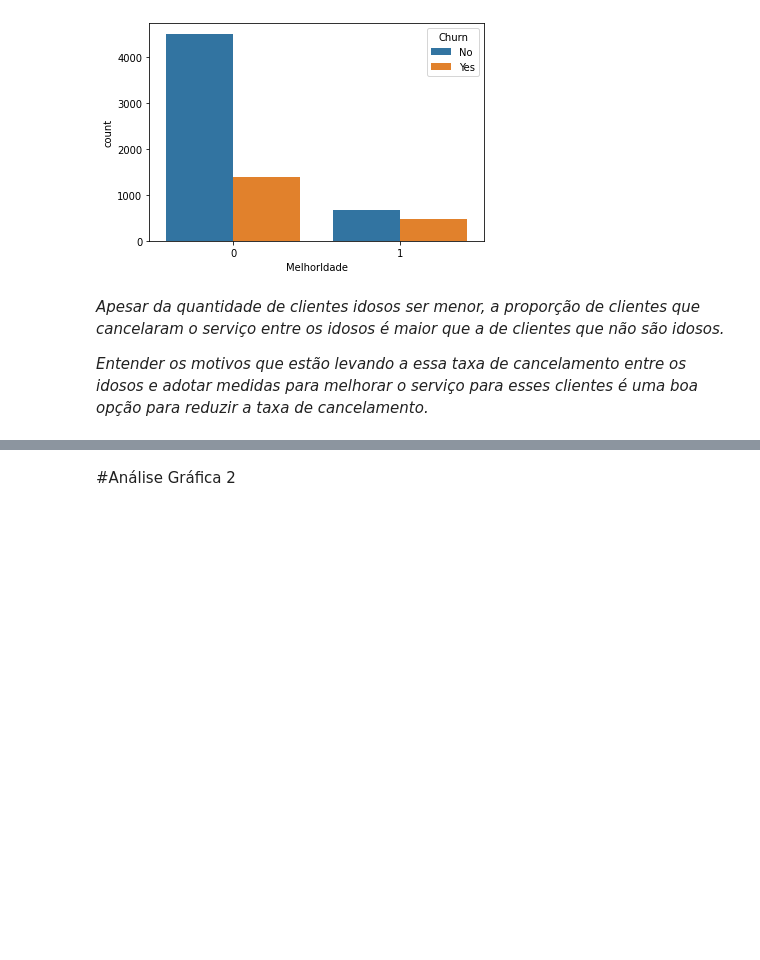
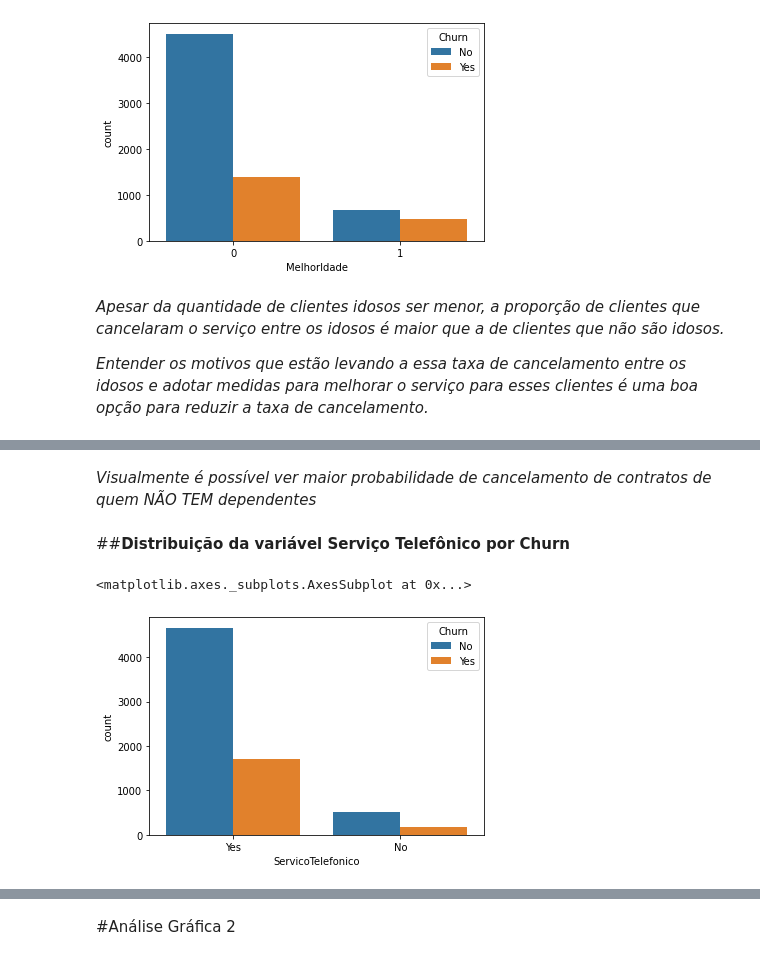
Before and after one commit to marcelo559/Alura_Challenge_DS_Voz, a Jupyter notebook: Analise-Semana-2.ipynb, the cells around one changed output, grey strips where cells are left out. Cells and saved outputs as stored; diff of their text form; code cells hidden in the pictures; blank space fills up the shorter version.

```diff
--- a/Analise-Semana-2.ipynb
+++ b/Analise-Semana-2.ipynb
@@ -183,0 +237,11 @@ sns.countplot(x='MelhorIdade',data=data,hue='Churn')
+# %% [markdown]
+*Visualmente é possível ver maior probabilidade de cancelamento de contratos de quem NÃO TEM dependentes*
+# %% [markdown]
+##**Distribuição da variável Serviço Telefônico por Churn**
+# %%
+# Plotando o gráfico dos clientes com e sem serviço telefônico por churn
+
+sns.countplot(x='ServicoTelefonico',data=data,hue='Churn')
+# %% [output]
+<matplotlib.axes._subplots.AxesSubplot at 0x...>
+[figure, added]
```
Also changed, not shown: parts of 29 cells of this notebook.
